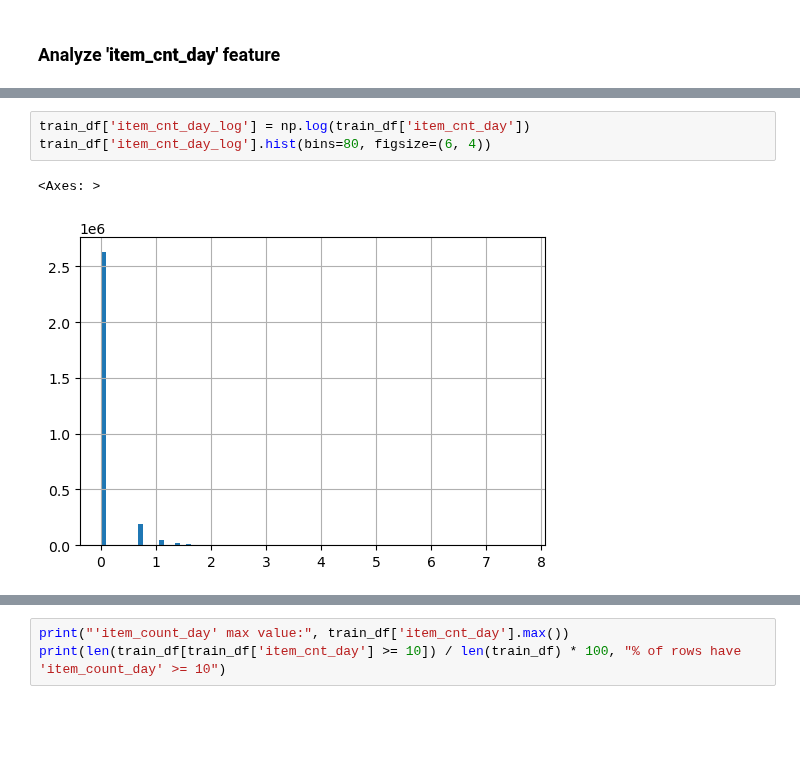
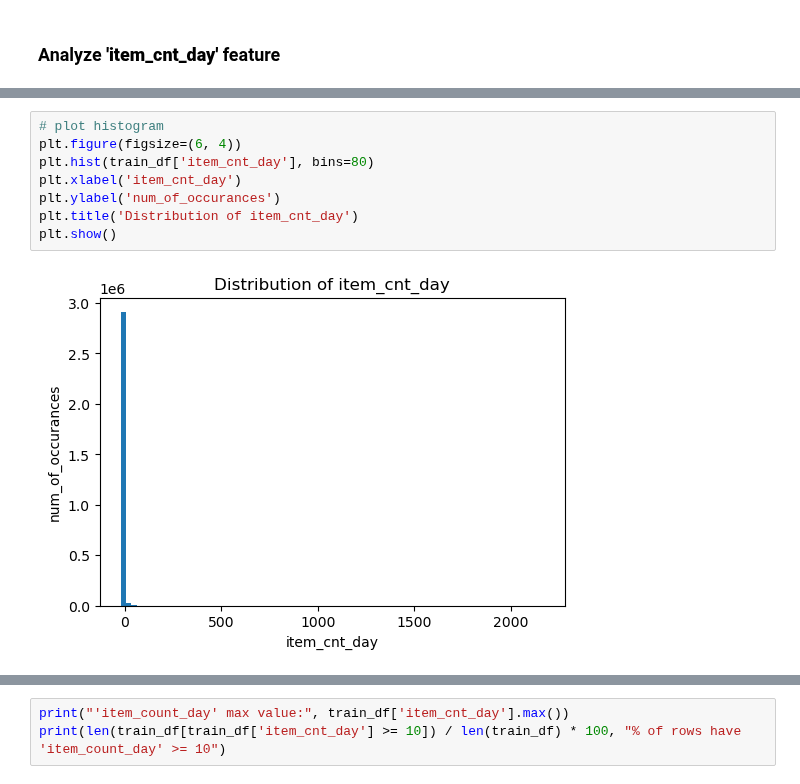
Before and after one commit to Alexennk/ml-ds-practice, a Jupyter notebook: notebooks/dqc_notebook.ipynb, the cells around one changed output, grey strips where cells are left out. Drawn from its saved outputs; the diff is of its cells as text; blank space fills up the shorter version.

```diff
--- a/notebooks/dqc_notebook.ipynb
+++ b/notebooks/dqc_notebook.ipynb
@@ -349,6 +352,10 @@ train_df['item_cnt_day'].hist(bins=80, figsize=(6, 4))
-# %%
-train_df['item_cnt_day_log'] = np.log(train_df['item_cnt_day'])
-train_df['item_cnt_day_log'].hist(bins=80, figsize=(6, 4))
-# %% [output]
-<Axes: >
-[figure, removed]
+# %%
+# plot histogram
+plt.figure(figsize=(6, 4))
+plt.hist(train_df['item_cnt_day'], bins=80)
+plt.xlabel('item_cnt_day')
+plt.ylabel('num_of_occurances')
+plt.title('Distribution of item_cnt_day')
+plt.show()
+# %% [output]
+[figure, added]
```
Also changed, not shown: parts of 17 cells of this notebook.
